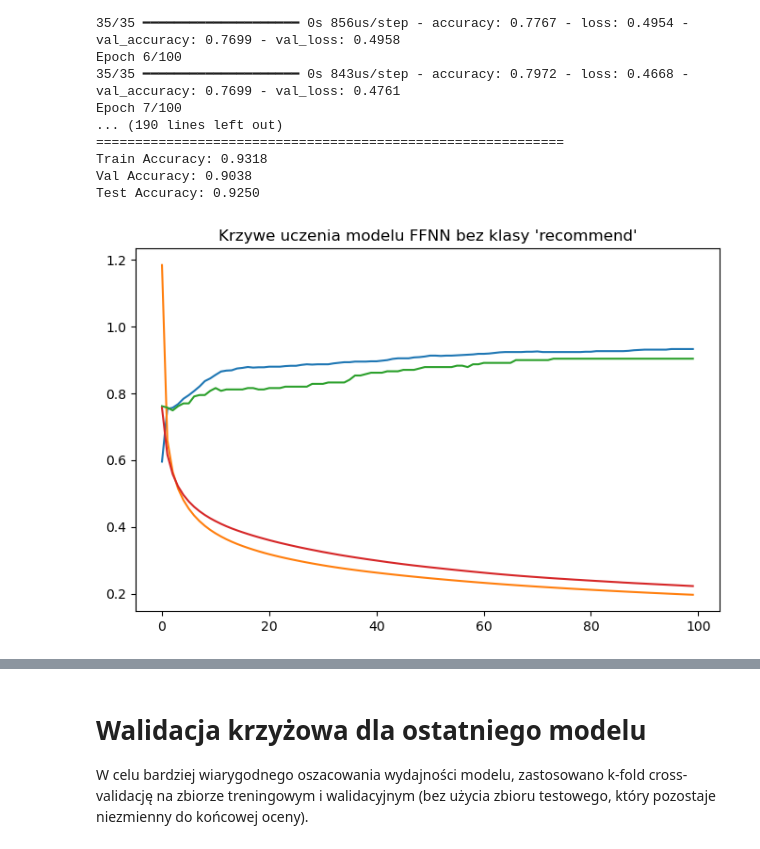
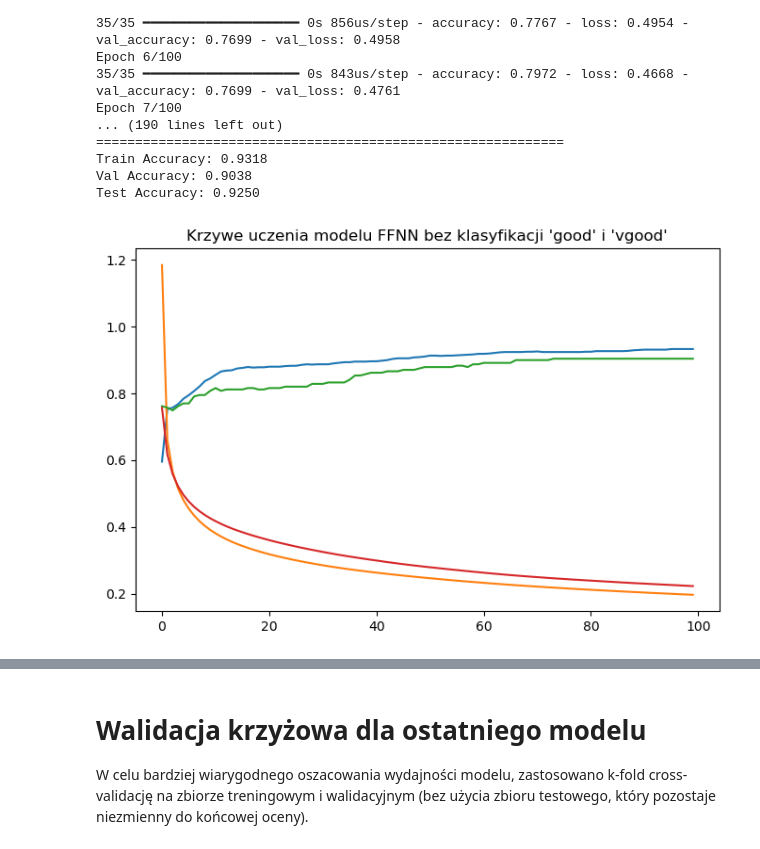
Before and after one commit to jakubfigura/computational_intelligence, a Jupyter notebook: car_ffnn/cars.ipynb, the cells around one changed output, grey strips where cells are left out. Cells and saved outputs as stored; diff of their text form; code cells hidden in the pictures.

```diff
--- a/car_ffnn/cars.ipynb
+++ b/car_ffnn/cars.ipynb
@@ -590,11 +590,11 @@ Test Accuracy: 0.9250
 # %%
 second_model.history = pd.DataFrame(data=result.history)
 plt.figure(figsize=(8,5))
 plt.plot(second_model.history)
-plt.title("Krzywe uczenia modelu FFNN bez klasy 'recommend'")
+plt.title("Krzywe uczenia modelu FFNN bez klasyfikacji 'good' i 'vgood'")
 plt.show()
 # %% [output]
-[figure, old version]
+[figure, new version]
 # %%
 y_pred_second_model = second_model.predict(X2_test)
 mlcm_for_best = multilabel_confusion_matrix(y2_test, np.argmax(y_pred_second_model, axis=1))
```
Also changed, not shown: parts of 1 cell of this notebook.
